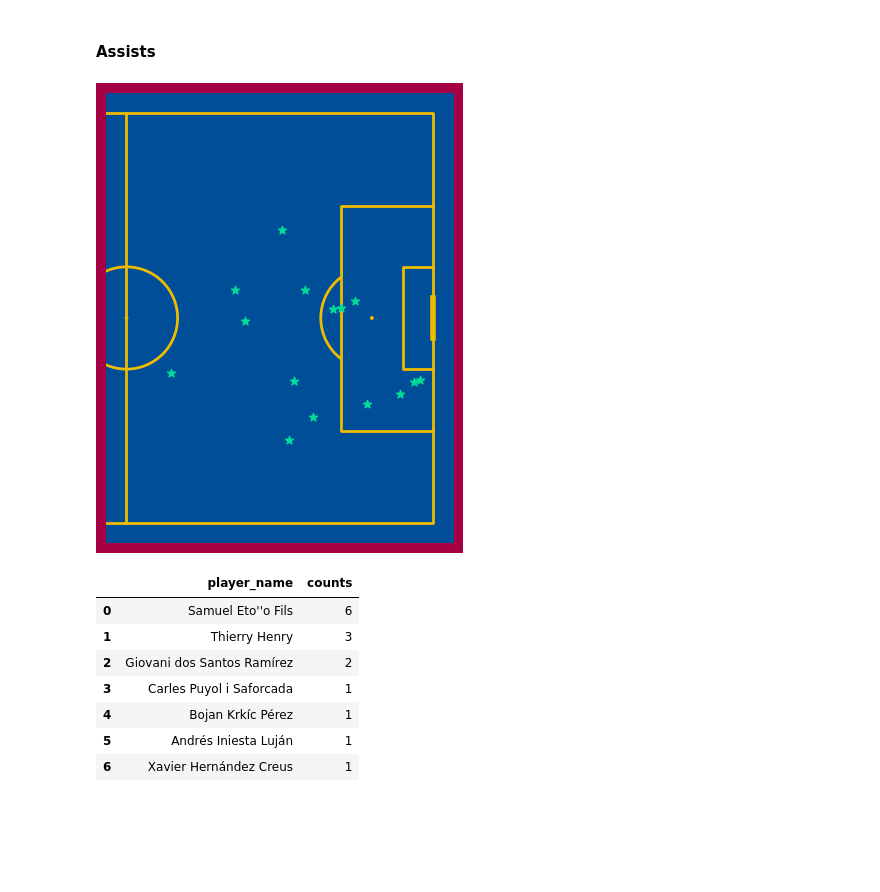
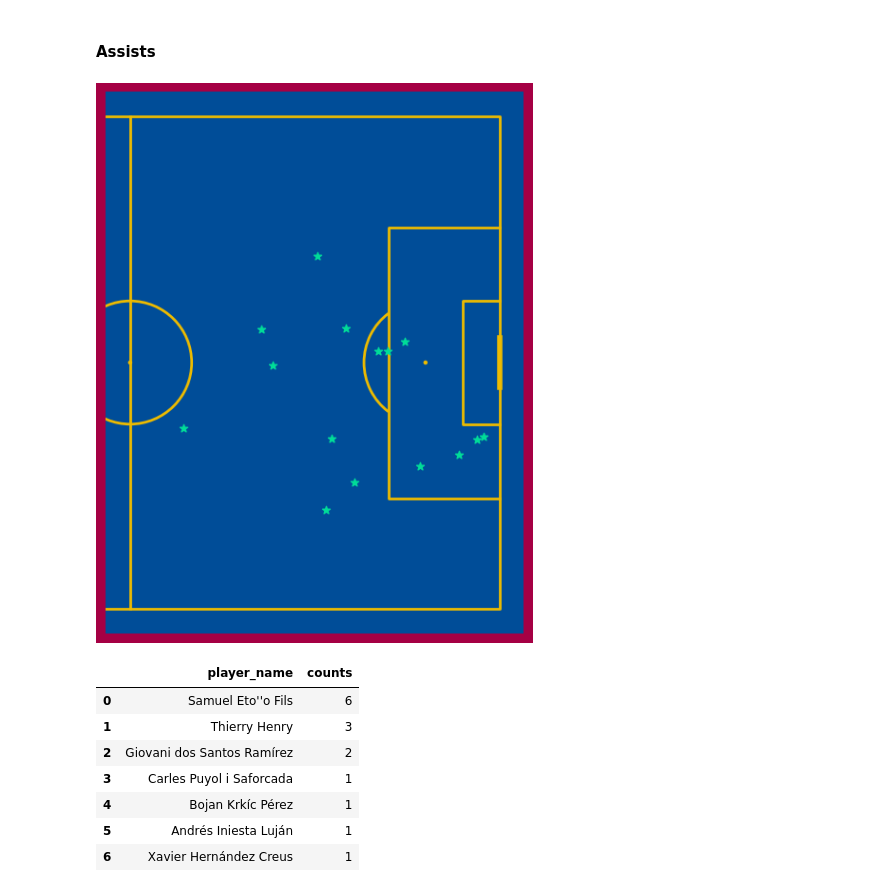
Before and after one commit to YashaswiPandey/IST652-FinalProject, a Jupyter notebook: messiAnalysis.ipynb, the cells around one changed output. Cells and saved outputs as stored; diff of their text form; code cells hidden in the pictures; blank space fills up the shorter version.

```diff
--- a/messiAnalysis.ipynb
+++ b/messiAnalysis.ipynb
@@ -69,0 +136,21 @@ kdePStart = pitch.kdeplot(initialYears['x_start'], initialYears['y_start'],fill=
+# %%
+def scatter(df,type):
+    pitch = Pitch(pitch_type='statsbomb',pitch_color='#004d98', line_color='#edbb00',half=True)
+
+    fig, axs = pitch.draw(figsize=(8,6))
+
+    fig.set_facecolor('#a50044')
+
+    if(type=="assists"):
+        sAssists = pitch.scatter(df['x_start'], df['y_start'],
+                   marker='*',
+                   c='#00dd98',
+                   ax=axs)
+    else:
+        iyGoalsPlot = pitch.scatter(df['x_start'], df['y_start'],
+                   marker='*',
+                   c=df['shot_statsbomb_xg'],
+                   s=(df['shot_statsbomb_xg']*900) + 100,
+                   ax=axs)
+
+        cbar = fig.colorbar(iyGoalsPlot, ax=axs, shrink=0.6,label='xG')
@@ -180,19 +223,10 @@ labels = pitch.label_heatmap(bin_statistic, color='#f4edf0', fontsize=18,
 #### Assists
 # %%
 iyAssists = initialYears[initialYears['pass_goal_assist']==True]
-# %%
-pitch = Pitch(pitch_type='statsbomb',pitch_color='#004d98', line_color='#edbb00',half=True)
-
-fig, axs = pitch.draw()
-
-fig.set_facecolor('#a50044')
-
-sDribbles = pitch.scatter(iyAssists['x_start'], iyAssists['y_start'],
-                   marker='*',
-                   c='#00dd98',
-                   ax=axs)
-# %% [output]
-[figure, removed]
+# %%
+scatter(iyAssists,"assists")
+# %% [output]
+[figure, added]
 # %%
 gsAssisted = iyAssists['pass_recipient'].value_counts().rename_axis('player_name').reset_index(name='counts')
 # %%
```
Also changed, not shown: parts of 24 cells of this notebook, 1 other file.
